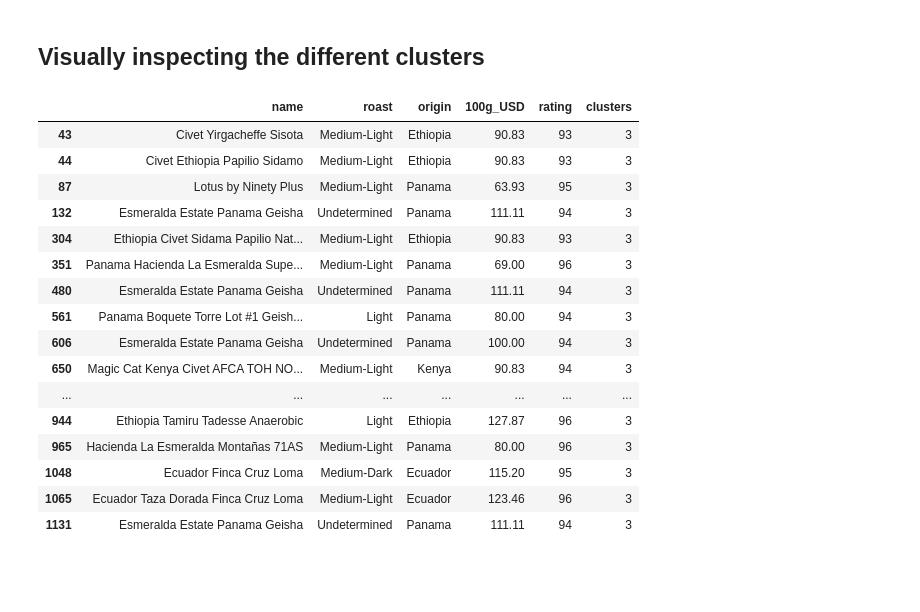
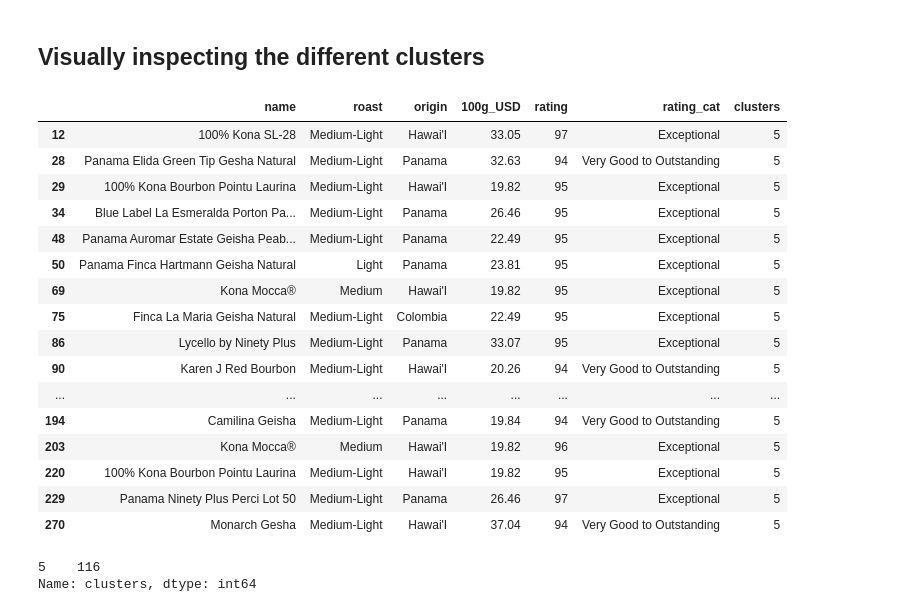
Before and after one commit to DGU94/Final_COFFEE_RECOMMANDER, a Jupyter notebook: 2_EDA/coffee_df_clustering.ipynb, the cells around one changed output. Saved outputs shown, nothing was run; the diff lists cells and outputs as text; code cells hidden in the pictures; blank space fills up the shorter version.

```diff
--- a/2_EDA/coffee_df_clustering.ipynb
+++ b/2_EDA/coffee_df_clustering.ipynb
@@ -157,9 +148,9 @@ col_names
 # %%
 # scaling the "100g_USD" and "rating" columns
 scaler = StandardScaler()
-price_and_rating_scaled = scaler.fit_transform(price_and_rating)
+price_scaled = scaler.fit_transform(price)
 # %%
 # transforming the scaled columns into a Pandas dataframe and reassigning the column names
-price_and_rating_scaled = pd.DataFrame(price_and_rating_scaled, columns=col_names)
-price_and_rating_scaled
+price_scaled = pd.DataFrame(price_scaled, columns=col_names)
+price_scaled
 # %% [output]
@@ -179,6 +170,6 @@ price_and_rating_scaled
 # %%
 # concatting everything into coffee features used for the clustering
-coffee_features = pd.concat([roast_dummies, roast_origin, price_and_rating_scaled],axis=1)
+coffee_features = pd.concat([roast_dummies, origin_dummies, rating_cat_dummies, price_scaled],axis=1)
 # %%
 coffee_features
 # %% [output]
@@ -241,5 +232,5 @@ Text(0.5, 1.0, 'Elbow Method showing the optimal k')
 # %%
-kmeans = KMeans(n_clusters=5, random_state=1234)
+kmeans = KMeans(n_clusters=7, random_state=1234)
 kmeans.fit(coffee_features)
 # assign a cluster to each example
 labels = kmeans.predict(coffee_features)
@@ -328,23 +321,29 @@ for count in clustered_coffee_df["clusters"].unique():
     coffee_dict[f"Cluster {count}"] = cluster_count
 # %%
 # this code can be used to check the different results in the different clusters
-cluster_check = pd.DataFrame(coffee_dict["Cluster 3"]) # change the number of the cluster to check the results
+cluster_check = pd.DataFrame(coffee_dict["Cluster 5"]) # change the number of the cluster to check the results
 cluster_check.head(20)
 # %% [output]
-|  | name | roast | origin | 100g_USD | rating | clusters |
-| 43 | Civet Yirgacheffe Sisota | Medium-Light | Ethiopia | 90.83 | 93 | 3 |
-| 44 | Civet Ethiopia Papilio Sidamo | Medium-Light | Ethiopia | 90.83 | 93 | 3 |
-| 87 | Lotus by Ninety Plus | Medium-Light | Panama | 63.93 | 95 | 3 |
-| 132 | Esmeralda Estate Panama Geisha | Undetermined | Panama | 111.11 | 94 | 3 |
-| 304 | Ethiopia Civet Sidama Papilio Nat... | Medium-Light | Ethiopia | 90.83 | 93 | 3 |
-| 351 | Panama Hacienda La Esmeralda Supe... | Medium-Light | Panama | 69.00 | 96 | 3 |
-| 480 | Esmeralda Estate Panama Geisha | Undetermined | Panama | 111.11 | 94 | 3 |
-| 561 | Panama Boquete Torre Lot #1 Geish... | Light | Panama | 80.00 | 94 | 3 |
-| 606 | Esmeralda Estate Panama Geisha | Undetermined | Panama | 100.00 | 94 | 3 |
-| 650 | Magic Cat Kenya Civet AFCA TOH NO... | Medium-Light | Kenya | 90.83 | 94 | 3 |
-| ... | ... | ... | ... | ... | ... | ... |
-| 944 | Ethiopia Tamiru Tadesse Anaerobic | Light | Ethiopia | 127.87 | 96 | 3 |
-| 965 | Hacienda La Esmeralda Montañas 71AS | Medium-Light | Panama | 80.00 | 96 | 3 |
-| 1048 | Ecuador Finca Cruz Loma | Medium-Dark | Ecuador | 115.20 | 95 | 3 |
-| 1065 | Ecuador Taza Dorada Finca Cruz Loma | Medium-Light | Ecuador | 123.46 | 96 | 3 |
-| 1131 | Esmeralda Estate Panama Geisha | Undetermined | Panama | 111.11 | 94 | 3 |
+|  | name | roast | origin | 100g_USD | rating | rating_cat | clusters |
+| 12 | 100% Kona SL-28 | Medium-Light | Hawai'I | 33.05 | 97 | Exceptional | 5 |
+| 28 | Panama Elida Green Tip Gesha Natural | Medium-Light | Panama | 32.63 | 94 | Very Good to Outstanding | 5 |
+| 29 | 100% Kona Bourbon Pointu Laurina | Medium-Light | Hawai'I | 19.82 | 95 | Exceptional | 5 |
+| 34 | Blue Label La Esmeralda Porton Pa... | Medium-Light | Panama | 26.46 | 95 | Exceptional | 5 |
+| 48 | Panama Auromar Estate Geisha Peab... | Medium-Light | Panama | 22.49 | 95 | Exceptional | 5 |
+| 50 | Panama Finca Hartmann Geisha Natural | Light | Panama | 23.81 | 95 | Exceptional | 5 |
+| 69 | Kona Mocca® | Medium | Hawai'I | 19.82 | 95 | Exceptional | 5 |
+| 75 | Finca La Maria Geisha Natural | Medium-Light | Colombia | 22.49 | 95 | Exceptional | 5 |
+| 86 | Lycello by Ninety Plus | Medium-Light | Panama | 33.07 | 95 | Exceptional | 5 |
+| 90 | Karen J Red Bourbon | Medium-Light | Hawai'I | 20.26 | 94 | Very Good to Outstanding | 5 |
+| ... | ... | ... | ... | ... | ... | ... | ... |
+| 194 | Camilina Geisha | Medium-Light | Panama | 19.84 | 94 | Very Good to Outstanding | 5 |
+| 203 | Kona Mocca® | Medium | Hawai'I | 19.82 | 96 | Exceptional | 5 |
+| 220 | 100% Kona Bourbon Pointu Laurina | Medium-Light | Hawai'I | 19.82 | 95 | Exceptional | 5 |
+| 229 | Panama Ninety Plus Perci Lot 50 | Medium-Light | Panama | 26.46 | 97 | Exceptional | 5 |
+| 270 | Monarch Gesha | Medium-Light | Hawai'I | 37.04 | 94 | Very Good to Outstanding | 5 |
+# %%
+# checking the distribution among the clusters
+cluster_check["clusters"].value_counts()
+# %% [output]
+5    116
+Name: clusters, dtype: int64
```
Also changed, not shown: parts of 18 cells of this notebook, 5 other files.
